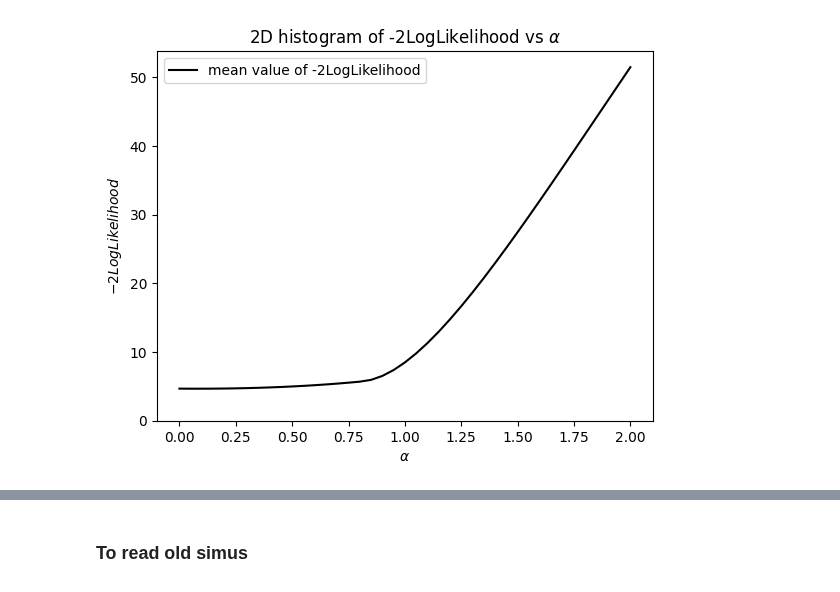
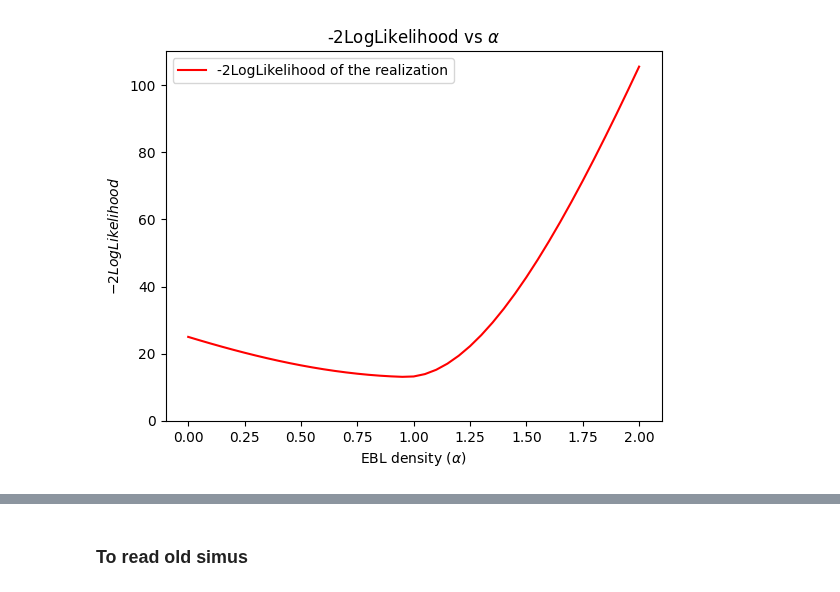
Before and after one commit to R-Grau/EBLpy, a Jupyter notebook: EBL_mult_single.ipynb, the cells around one changed output, grey strips where cells are left out. Saved outputs shown, nothing was run; the diff lists cells and outputs as text; code cells hidden in the pictures.

```diff
--- a/EBL_mult_single.ipynb
+++ b/EBL_mult_single.ipynb
@@ -388,7 +388,7 @@ def extract(ds):
     alphas = ds['alphas'][:]
     return chisqs,alphas
 # %%
-loc = Path('/home/rgrau/Desktop/EBL-splines/EBL1000_PWL_LP_MAGIC_with_0.038_Systematics_4w_fix_2')
+loc = Path('/home/rgrau/Desktop/EBL-splines/EBL1000_PWL_LP_MAGIC_with_0.0_Systematics_4w_fix_2')
 
 # files = sorted([f for f in loc.glob("EBL*2022050916*.hdf5")]) #PWL_LP starting at alpha = 1 (16 alpha = 1, 11 alpha = 2)
 files = sorted([f for f in loc.glob("EBL*.hdf5")]) #all the others but PWL_LP
@@ -432,7 +432,7 @@ initial_guess_0 = inp_config["initial_guess_0"]
 if fit_func_name == "MBPWL":
         knots = inp_config["knots"]
         Efirst = inp_config["Efirst"]
-        DeltaEbr = inp_config["DeltaEbr"]
+        DeltaEbr = inp_config["DeltaE"]
 # %%
 alphas_iter
 # %% [output]
@@ -450,65 +450,65 @@ alphas_iter
 # %%
 alphas_iter2 = np.array(alphas_iter)[0]# alphas_iter2 = np.concatenate(alphas_iter)  #As the simulation takes long, the plot is made separately so one can change the plot without having to simulate everything again
 chisqs_iter2 = np.array(chisqs_iter)[0]# chisqs_iter2 = np.concatenate(chisqs_iter)
 order = np.argsort(alphas_iter[0])
 alphas = alphas_iter[0]
 
 
 fig, ax = plt.subplots()
-ax.plot(np.take_along_axis(alphas_iter[0], order, axis=0), np.take_along_axis(chisqs_iter2, order, axis=0), color = "black", label="mean value of -2LogLikelihood")
+ax.plot(np.take_along_axis(alphas_iter[0], order, axis=0), np.take_along_axis(chisqs_iter2, order, axis=0), color = "red", label="-2LogLikelihood of the realization")
 # h = ax.hist2d(alphas_iter2, chisqs_iter2, bins=[len(alphas_iter[0]),100], norm = colors.LogNorm(), cmap = "rainbow", label="histogram of -2LogLikelihood values")
 # ax.plot(alphas_iter2, chisqs_iter2)
-ax.set_xlabel(r'$\alpha$')
+ax.set_xlabel(r'EBL density ($\alpha$)')
 ax.set_ylabel(r'$-2LogLikelihood$')
 ax.legend()
 ax.set_ylim(bottom = 0)
 # ax.set_xlim(0.5,1.15)
 # fig.colorbar(h[3], ax=ax, label="number of times")
-ax.set_title(r"2D histogram of -2LogLikelihood vs $\alpha$")
+ax.set_title(r"-2LogLikelihood vs $\alpha$")
 plt.show()
 
-sigma_1 = []
-sigma_2 = []
-sigma_3 = []
-s1 = 0
-s2 = 0
-s3 = 0
-number = np.where(np.round(alphas, decimals = 4) == 1)
-for i in range(len(alphas_iter)):
-    sigma_1_0 = np.where(chisqs_iter[i] <= 1 + np.min(chisqs_iter[i]))
-    sigma_2_0 = np.where(chisqs_iter[i] <= 4 + np.min(chisqs_iter[i]))
-    sigma_3_0 = np.where(chisqs_iter[i] <= 9 + np.min(chisqs_iter[i]))
-    sigma_1.append(sigma_1_0)
-    sigma_2.append(sigma_2_0)
-    sigma_3.append(sigma_3_0)
-    if number in sigma_1_0[0]: #this number is the position of the alpha=1 inside the alhpas array
-        s1 += 1
-    if number in sigma_2_0[0]:
-        s2 += 1
-    if number in sigma_3_0[0]:
-        s3 += 1
-# print(sigma_1)
-# print(sigma_2)
-# print(sigma_3)
-print("A {sig} % of the simulations have the true value alpha=1 inside the 1 sigma interval around the minimum".format( sig = np.round(s1 / (niter) * 100, decimals = 3)))
-print("A {sig} % of the simulations have the true value alpha=1 inside the 2 sigma interval around the minimum".format( sig = np.round(s2 / (niter) * 100, decimals = 3)))
-print("A {sig} % of the simulations have the true value alpha=1 inside the 3 sigma interval around the minimum".format( sig = np.round(s3 / (niter) * 100, decimals = 3)))
-# print("The median minimum is at alpha={minimum}".format(minimum = alphas[np.argmin(np.median(chisqs_iter,0))]))
+# sigma_1 = []
+# sigma_2 = []
+# sigma_3 = []
+# s1 = 0
+# s2 = 0
+# s3 = 0
+# number = np.where(np.round(alphas, decimals = 4) == 1)
+# for i in range(len(alphas_iter)):
+#     sigma_1_0 = np.where(chisqs_iter[i] <= 1 + np.min(chisqs_iter[i]))
+#     sigma_2_0 = np.where(chisqs_iter[i] <= 4 + np.min(chisqs_iter[i]))
+#     sigma_3_0 = np.where(chisqs_iter[i] <= 9 + np.min(chisqs_iter[i]))
+#     sigma_1.append(sigma_1_0)
+#     sigma_2.append(sigma_2_0)
+#     sigma_3.append(sigma_3_0)
+#     if number in sigma_1_0[0]: #this number is the position of the alpha=1 inside the alhpas array
+#         s1 += 1
+#     if number in sigma_2_0[0]:
+#         s2 += 1
+#     if number in sigma_3_0[0]:
+#         s3 += 1
+# # print(sigma_1)
+# # print(sigma_2)
+# # print(sigma_3)
+# print("A {sig} % of the simulations have the true value alpha=1 inside the 1 sigma interval around the minimum".format( sig = np.round(s1 / (niter) * 100, decimals = 3)))
+# print("A {sig} % of the simulations have the true value alpha=1 inside the 2 sigma interval around the minimum".format( sig = np.round(s2 / (niter) * 100, decimals = 3)))
+# print("A {sig} % of the simulations have the true value alpha=1 inside the 3 sigma interval around the minimum".format( sig = np.round(s3 / (niter) * 100, decimals = 3)))
+# # print("The median minimum is at alpha={minimum}".format(minimum = alphas[np.argmin(np.median(chisqs_iter,0))]))
 
-order = np.argsort(alphas_iter[0])
-interpx = np.arange(first_bin, last_bin, step/5)
-alphas_reord = np.take_along_axis(np.median(alphas_iter, 0), order, axis=0)
-chisqs_reord = np.take_along_axis(np.median(chisqs_iter, 0), order, axis=0)
-f1 = interpolate.interp1d(alphas_reord, chisqs_reord, kind='linear')
-chis_new = f1(interpx)
-sigma_inter_1s = np.where(chis_new <= 1 + np.min(chis_new))
-upper_bound_1s = step/5 * np.max(sigma_inter_1s) + first_bin
-lower_bound_1s = step/5 * np.min(sigma_inter_1s) + first_bin
-# print("The 1 sigma upper bound is: ", upper_bound_1s, "and the lower bound is: ", lower_bound_1s)
-print("The median minimum is at alpha = ", np.round(interpx[np.argmin(chis_new)], decimals = 3), " + ", np.round(upper_bound_1s-interpx[np.argmin(chis_new)], decimals = 4), " - ", np.round(interpx[np.argmin(chis_new)] - lower_bound_1s, decimals = 4))
-# print("Energy migration = ", Energy_migration)
-print("{failed} of {total} iterations failed to converge".format(failed = len(files) - niter, total = len(files)))
-print("\u0394" + "\u03C7" + r"^2" + " min-0 = {0}".format(np.take_along_axis(np.mean(chisqs_iter,0), order, axis=0)[0] - np.min(np.take_along_axis(np.mean(chisqs_iter,0), order, axis=0))))
-print("\u0394" + "\u03C7" + r"^2" + " min-2 = {0}".format(np.take_along_axis(np.mean(chisqs_iter,0), order, axis=0)[-1] - np.min(np.take_along_axis(np.mean(chisqs_iter,0), order, axis=0))))
+# order = np.argsort(alphas_iter[0])
+# interpx = np.arange(first_bin, last_bin, step/5)
+# alphas_reord = np.take_along_axis(np.median(alphas_iter, 0), order, axis=0)
+# chisqs_reord = np.take_along_axis(np.median(chisqs_iter, 0), order, axis=0)
+# f1 = interpolate.interp1d(alphas_reord, chisqs_reord, kind='linear')
+# chis_new = f1(interpx)
+# sigma_inter_1s = np.where(chis_new <= 1 + np.min(chis_new))
+# upper_bound_1s = step/5 * np.max(sigma_inter_1s) + first_bin
+# lower_bound_1s = step/5 * np.min(sigma_inter_1s) + first_bin
+# # print("The 1 sigma upper bound is: ", upper_bound_1s, "and the lower bound is: ", lower_bound_1s)
+# print("The median minimum is at alpha = ", np.round(interpx[np.argmin(chis_new)], decimals = 3), " + ", np.round(upper_bound_1s-interpx[np.argmin(chis_new)], decimals = 4), " - ", np.round(interpx[np.argmin(chis_new)] - lower_bound_1s, decimals = 4))
+# # print("Energy migration = ", Energy_migration)
+# print("{failed} of {total} iterations failed to converge".format(failed = len(files) - niter, total = len(files)))
+# print("\u0394" + "\u03C7" + r"^2" + " min-0 = {0}".format(np.take_along_axis(np.mean(chisqs_iter,0), order, axis=0)[0] - np.min(np.take_along_axis(np.mean(chisqs_iter,0), order, axis=0))))
+# print("\u0394" + "\u03C7" + r"^2" + " min-2 = {0}".format(np.take_along_axis(np.mean(chisqs_iter,0), order, axis=0)[-1] - np.min(np.take_along_axis(np.mean(chisqs_iter,0), order, axis=0))))
 # %% [output]
-[figure, old version]
+[figure, new version]
```
Also changed, not shown: parts of 8 cells of this notebook, 5 other files.
